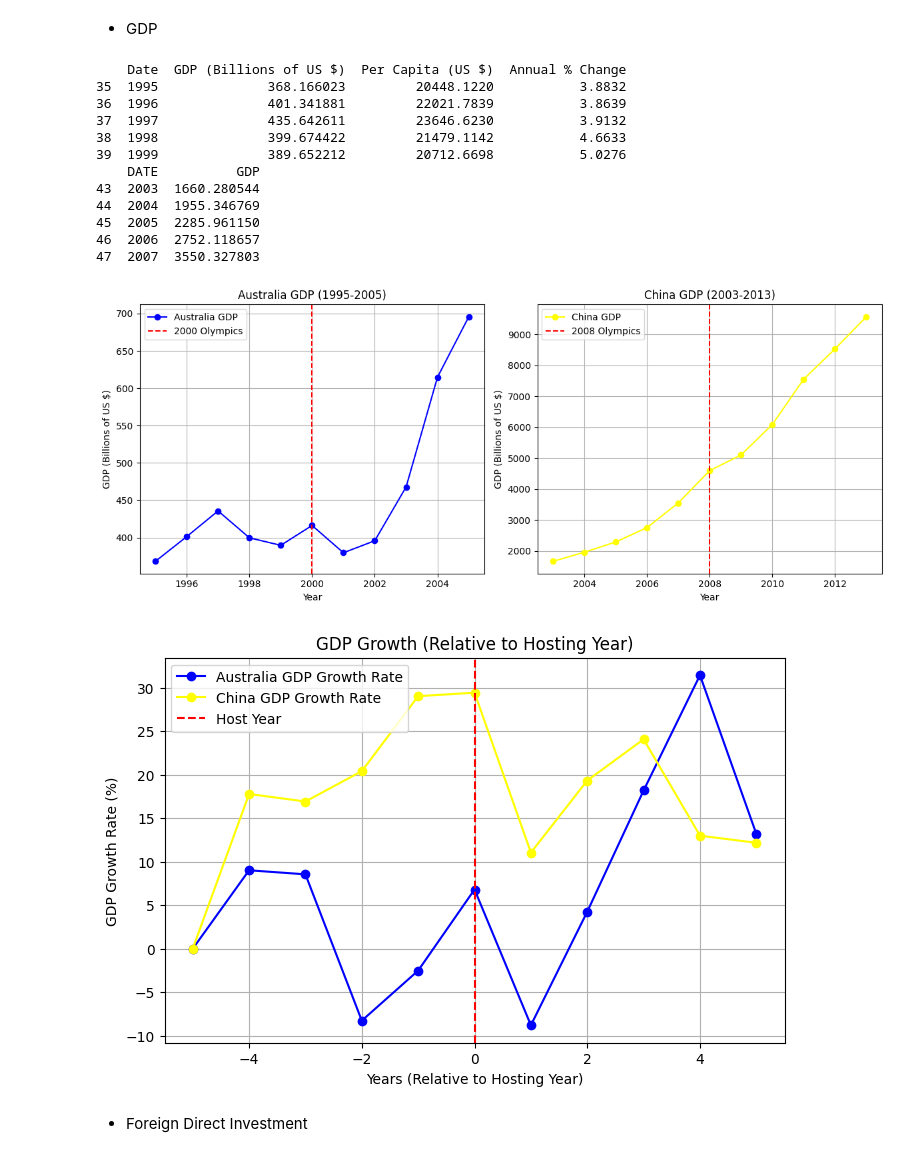
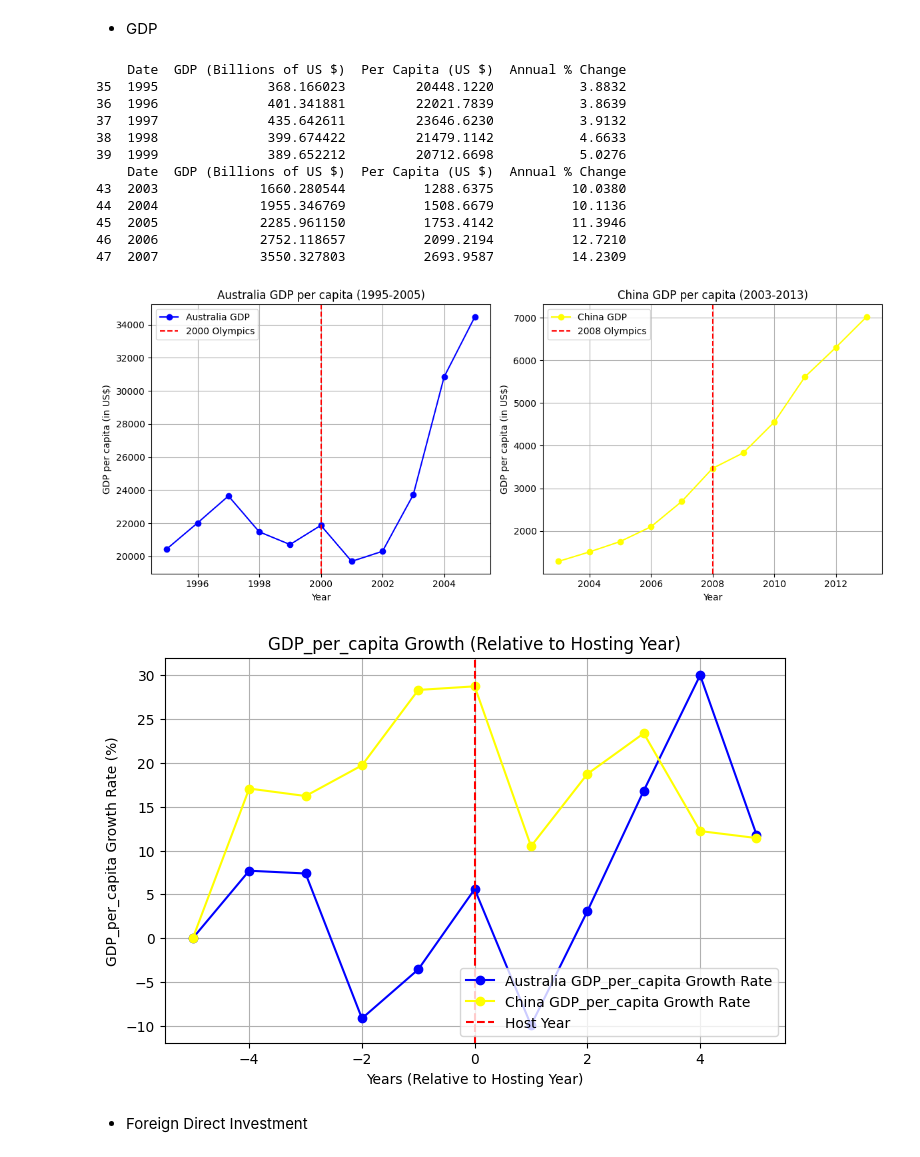
Before and after one commit to Ray-Gizzy/2024Fall_projects, a Jupyter notebook: Visualization.ipynb, the cells around one changed output. Drawn from its saved outputs; the diff is of its cells as text; code cells hidden in the pictures.

```diff
--- a/Visualization.ipynb
+++ b/Visualization.ipynb
@@ -34,14 +39,11 @@ AUS_GDP = preprocess_csv_type1(
 )
 
 CHI_GDP = preprocess_csv_type1(
-    file_path='data/China-gdp.csv',
-    date_column='DATE',
-    year_column='DATE',
+    file_path='data/china-gdp-gross-domestic-product.csv',
+    date_column='Date',
+    year_column='Date',
     year_range=(2003, 2013),
-    value_column='MKTGDPCNA646NWDB',
-    skip_rows=0,
-    convert_to_billion=True,
-    column_label='GDP'
+    skip_rows=7
 )
 
 
@@ -54,56 +56,56 @@ print(CHI_GDP.head())
 37  1997              435.642611         23646.6230           3.9132
 38  1998              399.674422         21479.1142           4.6633
 39  1999              389.652212         20712.6698           5.0276
-    DATE          GDP
-43  2003  1660.280544
-44  2004  1955.346769
-45  2005  2285.961150
-46  2006  2752.118657
-47  2007  3550.327803
+    Date  GDP (Billions of US $)  Per Capita (US $)  Annual % Change
+43  2003             1660.280544          1288.6375          10.0380
+44  2004             1955.346769          1508.6679          10.1136
+45  2005             2285.961150          1753.4142          11.3946
+46  2006             2752.118657          2099.2194          12.7210
+47  2007             3550.327803          2693.9587          14.2309
 # %%
 # Set index to continuous int
 # Find out the 2 csv have different names for 'Date' column & 'GDP' column, rename it.
 # Sometimes the strip doesn't work in DataProcess, need to check
 # Calculate growth rate per year
-cleaned_df1 = index_rename_and_calculate_growth_rate(
+cleaned_df1_gdp = index_rename_and_calculate_growth_rate(
     df=AUS_GDP,
     rename_dict=
-        {'Date': 'Year', 'GDP (Billions of US $)': 'GDP'},
+        {'Date': 'Year', 'Per Capita (US $)': 'GDP_per_capita'},
     host_year=2000,
-    metric_column='GDP')
+    metric_column='GDP_per_capita')
 
-cleaned_df2 = index_rename_and_calculate_growth_rate(
+cleaned_df2_gdp = index_rename_and_calculate_growth_rate(
     df=CHI_GDP,
     rename_dict=
-        {'DATE': 'Year', 'GDP (Billion)': 'GDP'},
+        {'Date': 'Year', 'Per Capita (US $)': 'GDP_per_capita'},
     host_year=2008,
-    metric_column='GDP')
+    metric_column='GDP_per_capita')
 # %%
 two_subplots(
-    df1=cleaned_df1,
+    df1=cleaned_df1_gdp,
     host_year1=2000,
     legend1="Australia GDP",
-    title1="Australia GDP (1995-2005)",
-    df2=cleaned_df2,
+    title1="Australia GDP per capita (1995-2005)",
+    df2=cleaned_df2_gdp,
     host_year2=2008,
     legend2="China GDP",
-    title2="China GDP (2003-2013)",
+    title2="China GDP per capita (2003-2013)",
     x_column='Year',
-    y_column='GDP',
+    y_column='GDP_per_capita',
     xlabel="Year",
-    ylabel="GDP (Billions of US $)",
+    ylabel="GDP per capita (in US$)"
 )
 # %% [output]
-[figure, old version]
+[figure, new version]
 # %%
 growth_rate_plot(
-    dfs=[cleaned_df1,cleaned_df2],
+    dfs=[cleaned_df1_gdp,cleaned_df2_gdp],
     countries=['Australia', 'China'],
-    metric='GDP',
+    metric='GDP_per_capita',
     colors=None
 )
 # %% [output]
-[figure, old version]
+[figure, new version]
 # %% [markdown]
 * Foreign Direct Investment
 # %%
```
Also changed, not shown: parts of 26 cells of this notebook.
